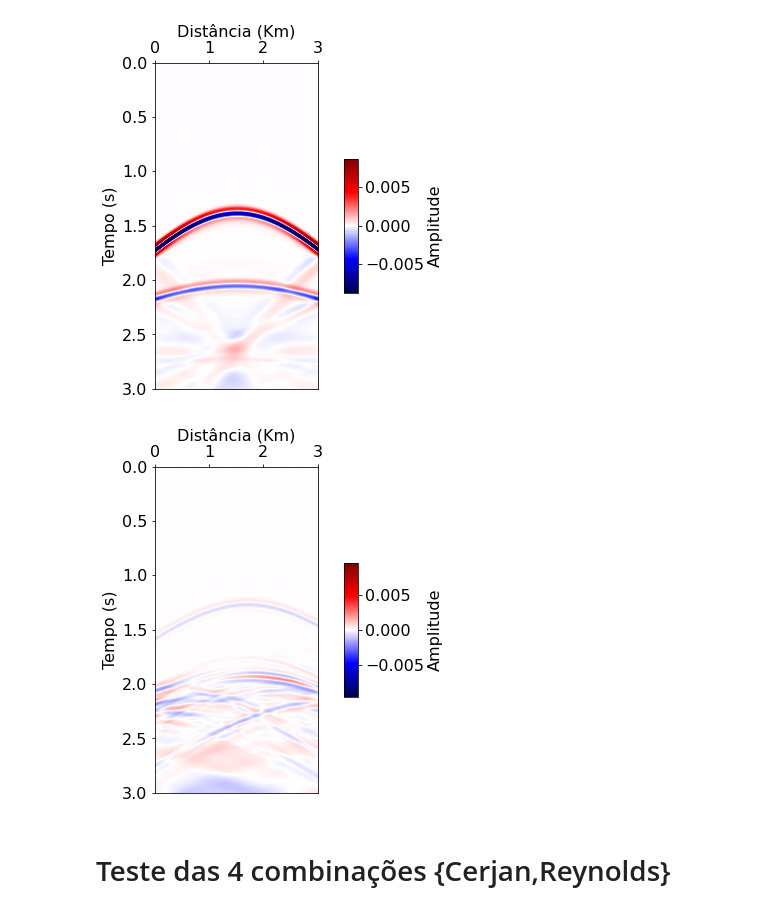
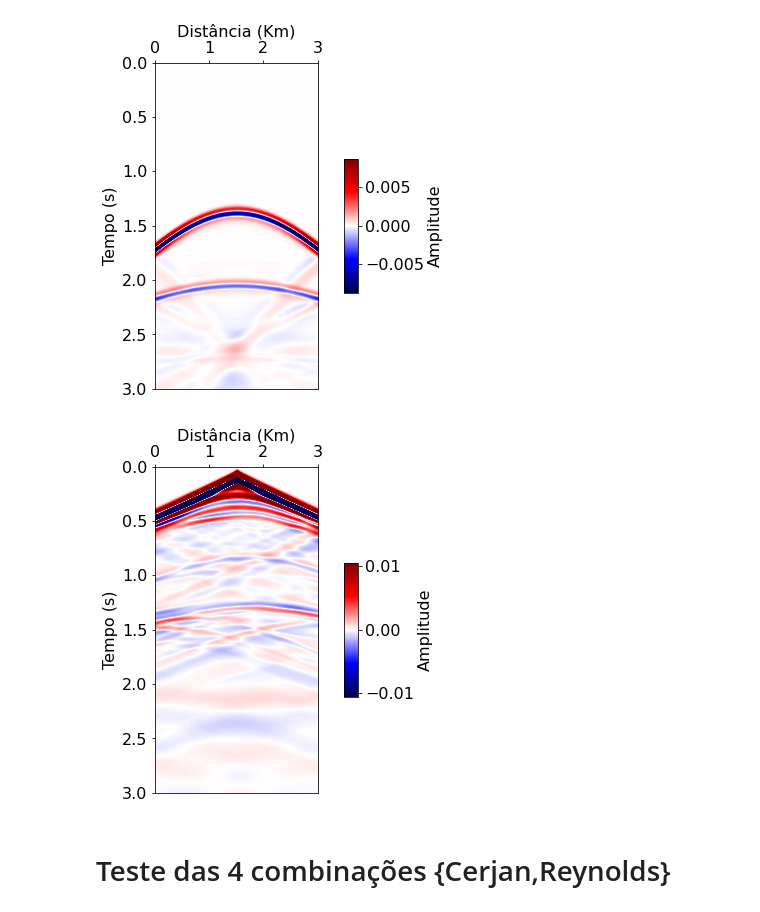
Before and after one commit to thiago-carneiro/mestrado, a Jupyter notebook: procSinais/modelagem.ipynb, the cells around one changed output. Drawn from its saved outputs; the diff is of its cells as text; code cells hidden in the pictures.

```diff
--- a/procSinais/modelagem.ipynb
+++ b/procSinais/modelagem.ipynb
@@ -152,7 +152,7 @@ modelo_bitmap(arquivo="modelo-simp.png").plot()
 # Fonte
 # %%
 class fonte_sismica():
-    def __init__(self,fcorte = 30, Nt0 = 0, dt = 0.0006, x = 150, z = 5, intensidade = 1) -> None:
+    def __init__(self,fcorte = 30, Nt0 = 0, dt = 0.0006, x = 150, z = 5, intensidade = 1.) -> None:
         self.fcorte = fcorte #30     # frequência de corte (Hz)
         self.Nt0 = Nt0
         self.dt = dt #0.0006
@@ -241,7 +239,10 @@ class malha():
     def insere_fonte(self, Nt0 = 0, x = 150, z=5, intensidade = 1):
         self.fontes.append(fonte_sismica(Nt0 = Nt0, dt = self.dt, x = x, z = z, intensidade = intensidade))
 
-    def modelagem(self):
+    def modelagem(self, z_receptor=False):
+        if z_receptor:
+            self.z_receptor = z_receptor+self.mod.Na
+
         c_snap=0
 
         for n in range(self.ntotal):
@@ -402,9 +403,9 @@ malha(modelo_paralelas(),cerjan=True,reynolds=True).modelagem().plot(remover_ond
 # %% [output]
 [figure]
 # %%
-malha(modelo_bitmap(arquivo="modelo-simp.png"),cerjan=True,reynolds=True).modelagem().plot(remover_onda_direta=True)
+malha(modelo_bitmap(arquivo="modelo2.png"),cerjan=True,reynolds=True).modelagem().plot()
 # %% [output]
-[figure, old version]
+[figure, new version]
 # %% [markdown]
 # Teste das 4 combinações {Cerjan,Reynolds}
 # %%
```
Also changed, not shown: parts of 8 cells of this notebook.
